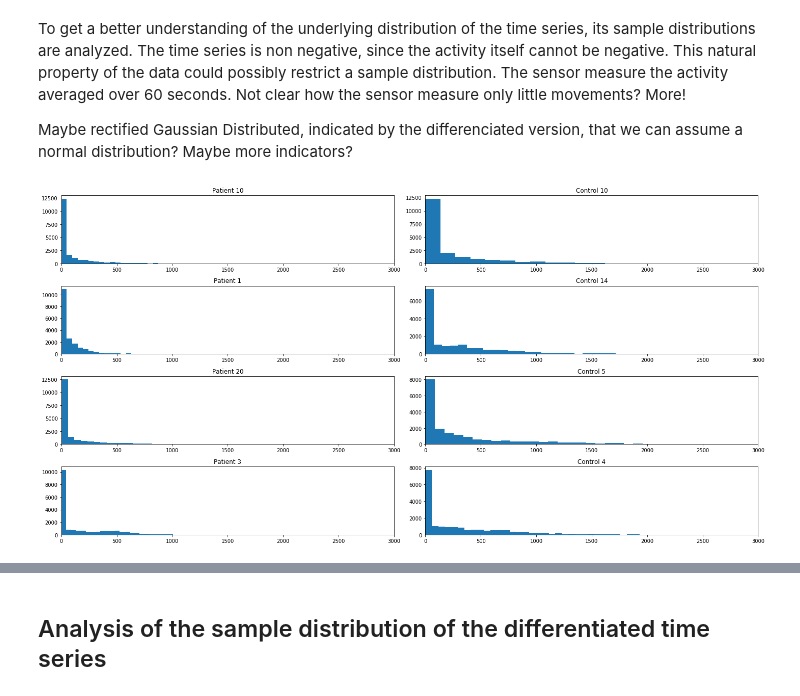
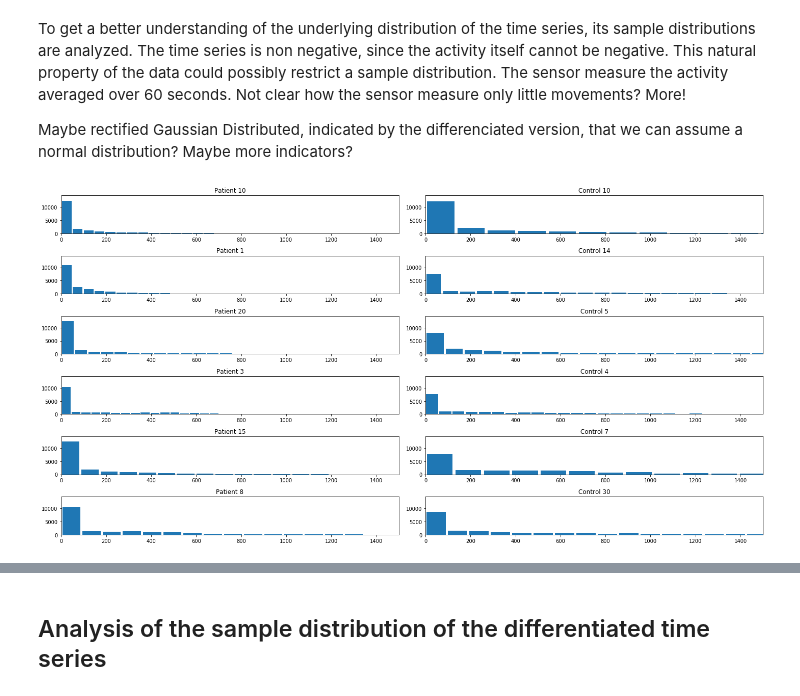
Before and after one commit to matthiasboeker/Shizophrenia_Depression_Project-, a Jupyter notebook: Notebooks/Schizophrenia_ts_explorative.ipynb, the cells around one changed output, grey strips where cells are left out. Saved outputs shown, nothing was run; the diff lists cells and outputs as text; code cells hidden in the pictures.

```diff
--- a/Notebooks/Schizophrenia_ts_explorative.ipynb
+++ b/Notebooks/Schizophrenia_ts_explorative.ipynb
@@ -120,31 +120,55 @@ More!
 
 Maybe rectified Gaussian Distributed, indicated by the differenciated version, that we can assume a normal distribution? Maybe more indicators?
 # %%
-fig, ((ax0,ax1),(ax2,ax3),(ax4,ax5), (ax6,ax7)) = plt.subplots(4, 2, figsize=(20, 10))
-ax0.hist(shizophrenia_p[10], bins = 50)
+fig, ((ax0,ax1),(ax2,ax3),(ax4,ax5), (ax6,ax7), (ax8,ax9),(ax10,ax11)) = plt.subplots(6, 2, figsize=(20, 10))
+ax0.hist(shizophrenia_p[10], bins = 50, rwidth=0.9)
 ax0.set_title('Patient 10')
-ax0.set_xlim([0,3000])
-ax1.hist(shizophrenia_c[10], bins = 50)
+ax0.set_xlim([0,1500])
+ax0.set_ylim([0,14500])
+ax1.hist(shizophrenia_c[10], bins = 50, rwidth=0.9)
 ax1.set_title('Control 10')
-ax1.set_xlim([0,3000])
-ax2.hist(shizophrenia_p[1], bins = 50)
+ax1.set_xlim([0,1500])
+ax1.set_ylim([0,14500])
+ax2.hist(shizophrenia_p[1], bins = 50, rwidth=0.9)
 ax2.set_title('Patient 1')
-ax2.set_xlim([0,3000])
-ax3.hist(shizophrenia_c[14], bins = 50)
+ax2.set_xlim([0,1500])
+ax2.set_ylim([0,14500])
+ax3.hist(shizophrenia_c[14], bins = 50, rwidth=0.9)
 ax3.set_title('Control 14')
-ax3.set_xlim([0,3000])
-ax4.hist(shizophrenia_p[20], bins = 50)
+ax3.set_xlim([0,1500])
+ax3.set_ylim([0,14500])
+ax4.hist(shizophrenia_p[20], bins = 50, rwidth=0.9)
 ax4.set_title('Patient 20')
-ax4.set_xlim([0,3000])
-ax5.hist(shizophrenia_c[5], bins = 50)
+ax4.set_xlim([0,1500])
+ax4.set_ylim([0,14500])
+ax5.hist(shizophrenia_c[5], bins = 50, rwidth=0.9)
 ax5.set_title('Control 5')
-ax5.set_xlim([0,3000])
-ax6.hist(shizophrenia_p[3], bins = 50)
+ax5.set_xlim([0,1500])
+ax5.set_ylim([0,14500])
+ax6.hist(shizophrenia_p[3], bins = 50, rwidth=0.9)
 ax6.set_title('Patient 3')
-ax6.set_xlim([0,3000])
-ax7.hist(shizophrenia_c[4], bins = 50)
+ax6.set_xlim([0,1500])
+ax6.set_ylim([0,14500])
+ax7.hist(shizophrenia_c[4], bins = 50, rwidth=0.9)
 ax7.set_title('Control 4')
-ax7.set_xlim([0,3000])
+ax7.set_xlim([0,1500])
+ax7.set_ylim([0,14500])
+ax8.hist(shizophrenia_p[15], bins = 50, rwidth=0.9)
+ax8.set_title('Patient 15')
+ax8.set_xlim([0,1500])
+ax8.set_ylim([0,14500])
+ax9.hist(shizophrenia_c[7], bins = 50, rwidth=0.9)
+ax9.set_title('Control 7')
+ax9.set_xlim([0,1500])
+ax9.set_ylim([0,14500])
+ax10.hist(shizophrenia_p[8], bins = 50, rwidth=0.9)
+ax10.set_title('Patient 8')
+ax10.set_xlim([0,1500])
+ax10.set_ylim([0,14500])
+ax11.hist(shizophrenia_c[30], bins = 50, rwidth=0.9)
+ax11.set_title('Control 30')
+ax11.set_xlim([0,1500])
+ax11.set_ylim([0,14500])
 fig.tight_layout()
 # %% [output]
-[figure, old version]
+[figure, new version]
```
Also changed, not shown: parts of 22 cells of this notebook.
